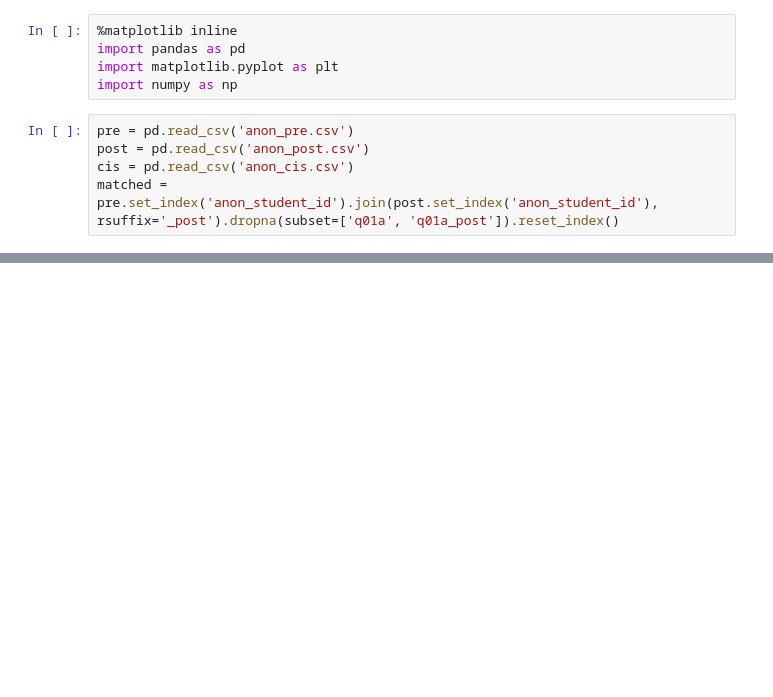
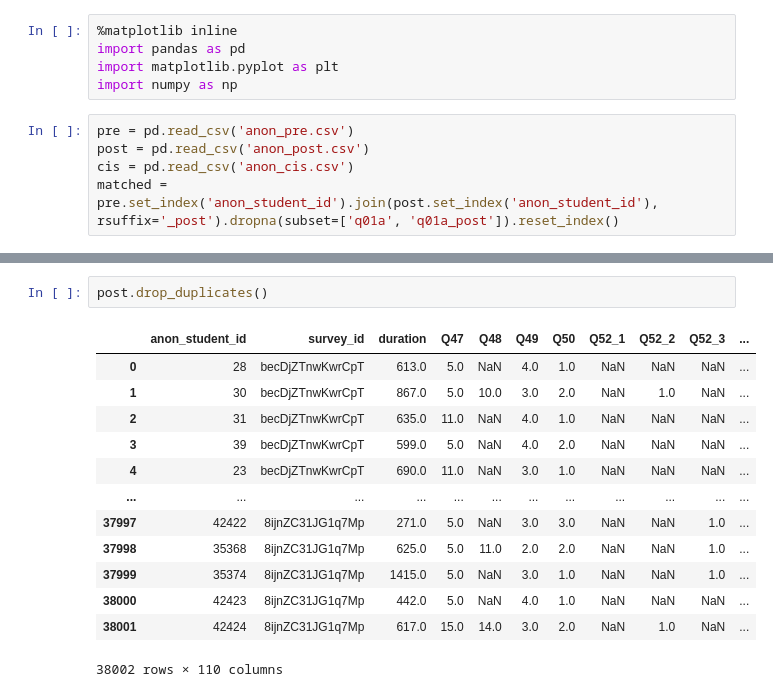
Before and after one commit to Lewandowski-Labs-PER/eclass-public, a Jupyter notebook: summary statistics.ipynb, the cells around one changed output, grey strips where cells are left out. Saved outputs shown, nothing was run; the diff lists cells and outputs as text; blank space fills up the shorter version.

```diff
--- a/summary statistics.ipynb
+++ b/summary statistics.ipynb
@@ -139,0 +205,16 @@ matched.reset_index()
+# %%
+post.drop_duplicates()
+# %% [output]
+|  | anon_student_id | survey_id | duration | Q47 | Q48 | Q49 | Q50 | Q52_1 | Q52_2 | Q52_3 | ... |
+| 0 | 28 | becDjZTnwKwrCpT | 613.0 | 5.0 | NaN | 4.0 | 1.0 | NaN | NaN | NaN | ... |
+| 1 | 30 | becDjZTnwKwrCpT | 867.0 | 5.0 | 10.0 | 3.0 | 2.0 | NaN | 1.0 | NaN | ... |
+| 2 | 31 | becDjZTnwKwrCpT | 635.0 | 11.0 | NaN | 4.0 | 1.0 | NaN | NaN | NaN | ... |
+| 3 | 39 | becDjZTnwKwrCpT | 599.0 | 5.0 | NaN | 4.0 | 2.0 | NaN | NaN | NaN | ... |
+| 4 | 23 | becDjZTnwKwrCpT | 690.0 | 11.0 | NaN | 3.0 | 1.0 | NaN | NaN | NaN | ... |
+| ... | ... | ... | ... | ... | ... | ... | ... | ... | ... | ... | ... |
+| 37997 | 42422 | 8ijnZC31JG1q7Mp | 271.0 | 5.0 | NaN | 3.0 | 3.0 | NaN | NaN | 1.0 | ... |
+| 37998 | 35368 | 8ijnZC31JG1q7Mp | 625.0 | 5.0 | 11.0 | 2.0 | 2.0 | NaN | NaN | 1.0 | ... |
+| 37999 | 35374 | 8ijnZC31JG1q7Mp | 1415.0 | 5.0 | NaN | 3.0 | 1.0 | NaN | NaN | 1.0 | ... |
+| 38000 | 42423 | 8ijnZC31JG1q7Mp | 442.0 | 5.0 | NaN | 4.0 | 1.0 | NaN | NaN | NaN | ... |
+| 38001 | 42424 | 8ijnZC31JG1q7Mp | 617.0 | 15.0 | 14.0 | 3.0 | 2.0 | NaN | 1.0 | NaN | ... |
+38002 rows × 110 columns
```
Also changed, not shown: parts of 15 cells of this notebook, 2 other files.
